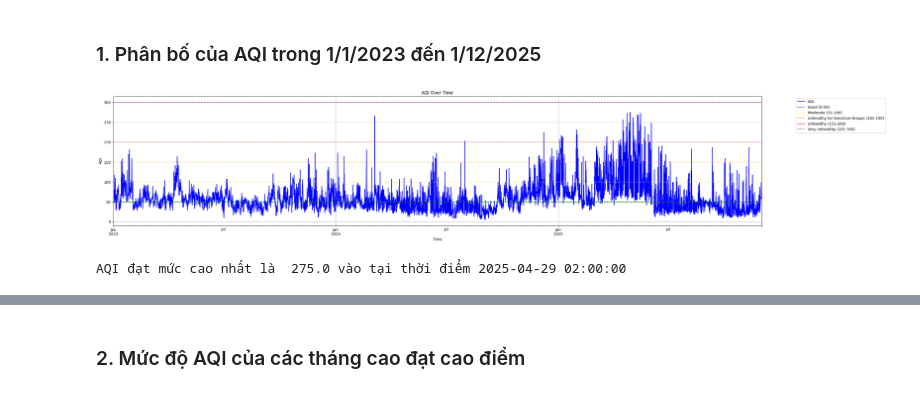
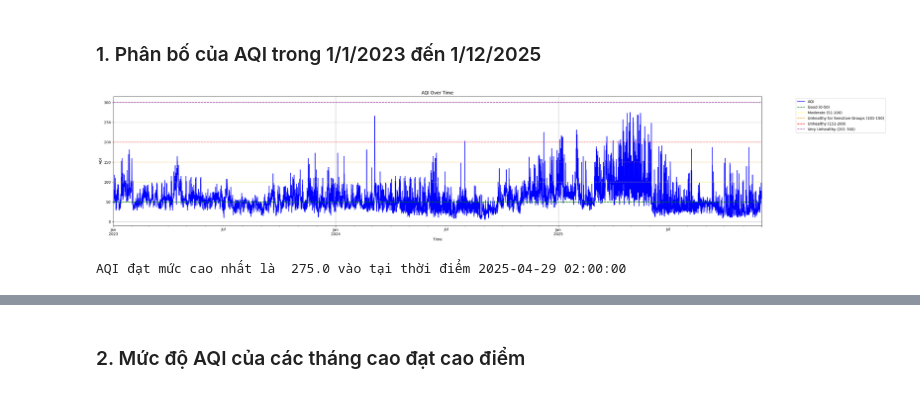
Before and after one commit to son3005/air-quality-forecasting, a Jupyter notebook: clean_explore_data.ipynb, the cells around one changed output, grey strips where cells are left out. Cells and saved outputs as stored; diff of their text form; code cells hidden in the pictures.

```diff
--- a/clean_explore_data.ipynb
+++ b/clean_explore_data.ipynb
@@ -103,0 +101,40 @@ ValueError: could not convert string to float: 'n'
+# %%
+# Nội suy khoảng dữ liệu thiếu nhỏ hơn 6 giờ bằng phương pháp tuyến tính
+imputer = tqdm.tqdm(df_merged.interpolate(method='time', limit=6))
+
+# tạo cột phụ trợ
+df_merged["hour"] = df_merged.index.hour
+df_merged["month"] = df_merged.index.month
+
+# Nội khoảng dữ liệu thiếu lớn bằng KNN Imputer - ngày hoặc tháng
+imputer =  KNNImputer(n_neighbors=12, weights='distance')
+data_imputed = tqdm.tqdm(imputer.fit_transform(df_merged))
+df_final = pd.DataFrame(data_imputed, columns=df_merged.columns, index=df_merged.index)
+
+#  Làm tròn các giá trị pod về 0 và 1
+df_final['pod'] = df_final['pod'].round().astype(int)
+
+non_negative_cols = [
+    'aqi', 'co', 'no2', 'o3', 'pm10', 'pm25', 'so2', # Air Quality
+    'rh', 'pres', 'wind_spd', 'clouds', 'precip'     # Weather Magnitude
+]
+
+# Lưu ý:
+# - 'wind_sin', 'wind_cos' ĐƯỢC PHÉP âm (không đưa vào list này)
+# - 'temp', 'dewpt' ĐƯỢC PHÉP âm (về mặt vật lý, dù ở Cần Thơ hiếm khi âm)
+# - 'pod' (0/1) không ảnh hưởng
+
+# sửa lỗi số âm trên các cột
+# Duyệt qua từng cột, chỉ thay thế giá trị < 0 bằng 0
+for col in tqdm.tqdm(non_negative_cols):
+    if col in df_final.columns:
+        # Đếm xem có bao nhiêu giá trị âm bị sửa
+        neg_count = (df_final[col] < 0).sum()
+        if neg_count > 0:
+            print(f"Phát hiện {neg_count} giá trị âm trong cột '{col}' -> Đã gán về 0.")
+            df_final.loc[df_final[col] < 0, col] = 0
+
+# Xoá các cột phụ trợ
+df_final.drop(columns=['hour', 'month'], inplace=True)
+df_final = df_final.round(2)
+df_final['pod'] = np.where( (df_final.index.hour >= 6) & (df_final.index.hour <= 18), 1, 0)
@@ -179,35 +221,35 @@ Mặc dù là thành phố ẩm ướt về độ ẩm, nhưng lượng mưa tru
 # %%
 # Biểu đồ đường AQI theo thời gian
 plt.figure(figsize=(30, 6))
-df_merged["aqi"].plot(kind='line', color='blue', label='AQI')
+df_final["aqi"].plot(kind='line', color='blue', label='AQI')
 
 # Thêm tiêu đề và nhãn trục
 plt.title('AQI Over Time')
 plt.xlabel('Time')
 plt.ylabel('AQI')
 
 # Thêm mức AQI tiêu chuẩn
 plt.axhline(y=50, color='green', linestyle='--', label='Good (0-50)')
 plt.axhline(y=100, color='yellow', linestyle='--', label='Moderate (51-100)')
 plt.axhline(y=150, color='orange', linestyle='--', label='Unhealthy for Sensitive Groups (101-150)')
 plt.axhline(y=200, color='red', linestyle='--', label='Unhealthy (151-200)')
 plt.axhline(y=300, color='purple', linestyle='--', label='Very Unhealthy (201-300)')
 
 
 # Hiển thị chú thích
 # đẩy chú thích ra ngoài biểu đồ
 plt.legend(bbox_to_anchor=(1.05, 1), loc='upper left')
 
 # Hiện thị lưới
 plt.grid(True)
 plt.tight_layout()
 plt.show()
 
 # Tìm thời điểm AQI cao nhất
 max_aqi_time = df_merged['aqi'].idxmax()
 max_aqi_value = df_merged['aqi'].max()
 print(f'AQI đạt mức cao nhất là  {max_aqi_value} vào tại thời điểm {max_aqi_time}')
 # %% [output]
-[figure, old version]
+[figure, new version]
 AQI đạt mức cao nhất là  275.0 vào tại thời điểm 2025-04-29 02:00:00
 # %% [markdown]
```
Also changed, not shown: parts of 72 cells of this notebook, 2 other files.
